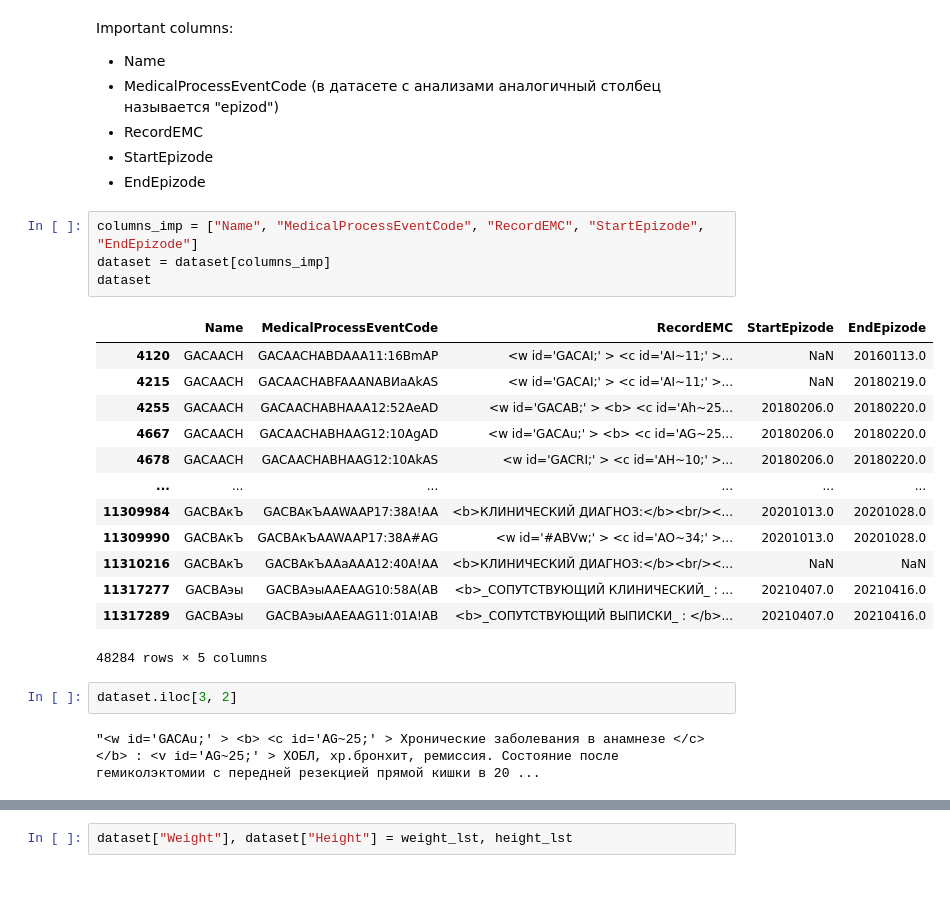
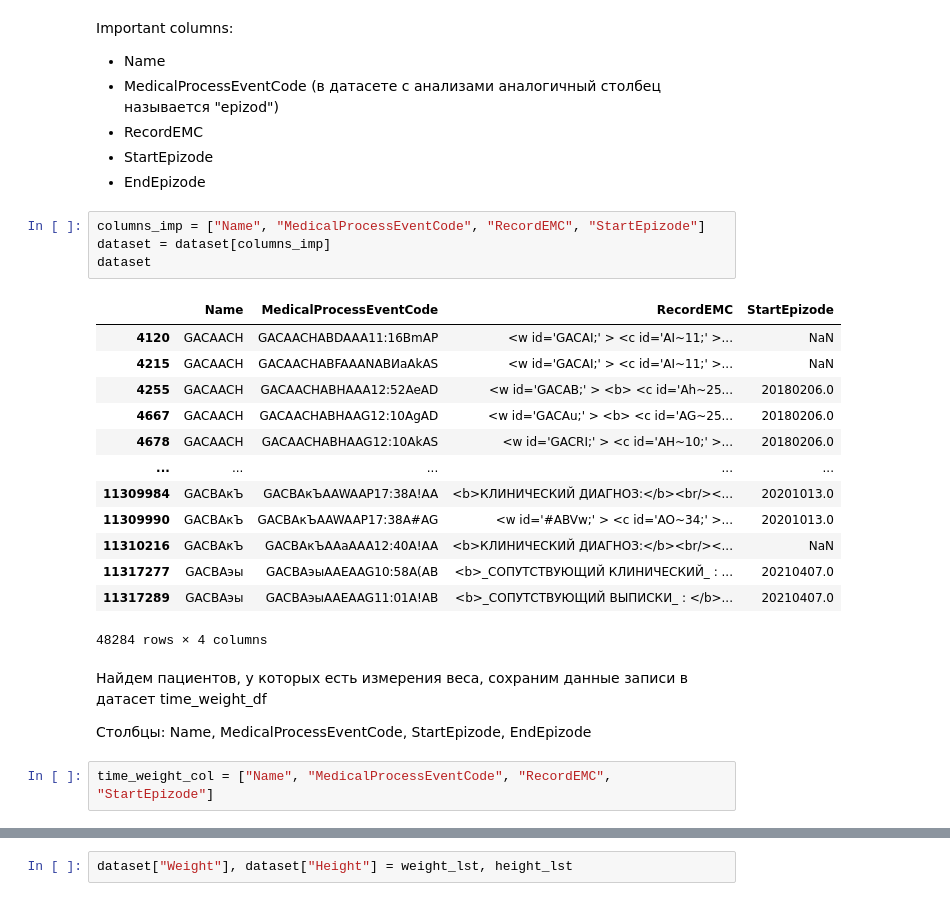
Before and after one commit to alex-mat-s/ITMO_MedicalStatistics, a Jupyter notebook: Project_DataPreprocessing.ipynb, the cells around one changed output, grey strips where cells are left out. Drawn from its saved outputs; the diff is of its cells as text.

Commit message:
Dataset formation

```diff
--- a/Project_DataPreprocessing.ipynb
+++ b/Project_DataPreprocessing.ipynb
@@ -405,24 +397,26 @@ Important columns:
 - StartEpizode
 - EndEpizode
 # %%
-columns_imp = ["Name", "MedicalProcessEventCode", "RecordEMC", "StartEpizode", "EndEpizode"]
+columns_imp = ["Name", "MedicalProcessEventCode", "RecordEMC", "StartEpizode"]
 dataset = dataset[columns_imp]
 dataset
 # %% [output]
-|  | Name | MedicalProcessEventCode | RecordEMC | StartEpizode | EndEpizode |
-| 4120 | GACAACH | GACAACHABDAAA11:16BmAP | <w id='GACAI;' > <c id='AI~11;' >... | NaN | 20160113.0 |
-| 4215 | GACAACH | GACAACHABFAAANABИaAkAS | <w id='GACAI;' > <c id='AI~11;' >... | NaN | 20180219.0 |
-| 4255 | GACAACH | GACAACHABHAAA12:52AeAD | <w id='GACAB;' > <b> <c id='Ah~25... | 20180206.0 | 20180220.0 |
-| 4667 | GACAACH | GACAACHABHAAG12:10AgAD | <w id='GACAu;' > <b> <c id='AG~25... | 20180206.0 | 20180220.0 |
-| 4678 | GACAACH | GACAACHABHAAG12:10AkAS | <w id='GACRI;' > <c id='AH~10;' >... | 20180206.0 | 20180220.0 |
-| ... | ... | ... | ... | ... | ... |
-| 11309984 | GACBAкЪ | GACBAкЪAAWAAP17:38A!AA | <b>КЛИНИЧЕСКИЙ ДИАГНОЗ:</b><br/><... | 20201013.0 | 20201028.0 |
-| 11309990 | GACBAкЪ | GACBAкЪAAWAAP17:38A#AG | <w id='#ABVw;' > <c id='AO~34;' >... | 20201013.0 | 20201028.0 |
-| 11310216 | GACBAкЪ | GACBAкЪAAaAAA12:40A!AA | <b>КЛИНИЧЕСКИЙ ДИАГНОЗ:</b><br/><... | NaN | NaN |
-| 11317277 | GACBAэы | GACBAэыAAEAAG10:58A(AB | <b>_СОПУТСТВУЮЩИЙ КЛИНИЧЕСКИЙ_ : ... | 20210407.0 | 20210416.0 |
-| 11317289 | GACBAэы | GACBAэыAAEAAG11:01A!AB | <b>_СОПУТСТВУЮЩИЙ ВЫПИСКИ_ : </b>... | 20210407.0 | 20210416.0 |
+|  | Name | MedicalProcessEventCode | RecordEMC | StartEpizode |
+| 4120 | GACAACH | GACAACHABDAAA11:16BmAP | <w id='GACAI;' > <c id='AI~11;' >... | NaN |
+| 4215 | GACAACH | GACAACHABFAAANABИaAkAS | <w id='GACAI;' > <c id='AI~11;' >... | NaN |
+| 4255 | GACAACH | GACAACHABHAAA12:52AeAD | <w id='GACAB;' > <b> <c id='Ah~25... | 20180206.0 |
+| 4667 | GACAACH | GACAACHABHAAG12:10AgAD | <w id='GACAu;' > <b> <c id='AG~25... | 20180206.0 |
+| 4678 | GACAACH | GACAACHABHAAG12:10AkAS | <w id='GACRI;' > <c id='AH~10;' >... | 20180206.0 |
+| ... | ... | ... | ... | ... |
+| 11309984 | GACBAкЪ | GACBAкЪAAWAAP17:38A!AA | <b>КЛИНИЧЕСКИЙ ДИАГНОЗ:</b><br/><... | 20201013.0 |
+| 11309990 | GACBAкЪ | GACBAкЪAAWAAP17:38A#AG | <w id='#ABVw;' > <c id='AO~34;' >... | 20201013.0 |
+| 11310216 | GACBAкЪ | GACBAкЪAAaAAA12:40A!AA | <b>КЛИНИЧЕСКИЙ ДИАГНОЗ:</b><br/><... | NaN |
+| 11317277 | GACBAэы | GACBAэыAAEAAG10:58A(AB | <b>_СОПУТСТВУЮЩИЙ КЛИНИЧЕСКИЙ_ : ... | 20210407.0 |
+| 11317289 | GACBAэы | GACBAэыAAEAAG11:01A!AB | <b>_СОПУТСТВУЮЩИЙ ВЫПИСКИ_ : </b>... | 20210407.0 |
-48284 rows × 5 columns
+48284 rows × 4 columns
-# %%
-dataset.iloc[3, 2]
-# %% [output]
-"<w id='GACAu;' > <b> <c id='AG~25;' > Хронические заболевания в анамнезе </c> </b> : <v id='AG~25;' > ХОБЛ, хр.бронхит, ремиссия. Состояние после гемиколэктомии с передней резекцией прямой кишки в 20 ...
+# %% [markdown]
+Найдем пациентов, у которых есть измерения веса, сохраним данные записи в датасет time_weight_df
+
+Столбцы:  Name, MedicalProcessEventCode, StartEpizode, EndEpizode
+# %%
+time_weight_col = ["Name", "MedicalProcessEventCode", "RecordEMC", "StartEpizode"]
```
Also changed, not shown: parts of 20 cells of this notebook.
